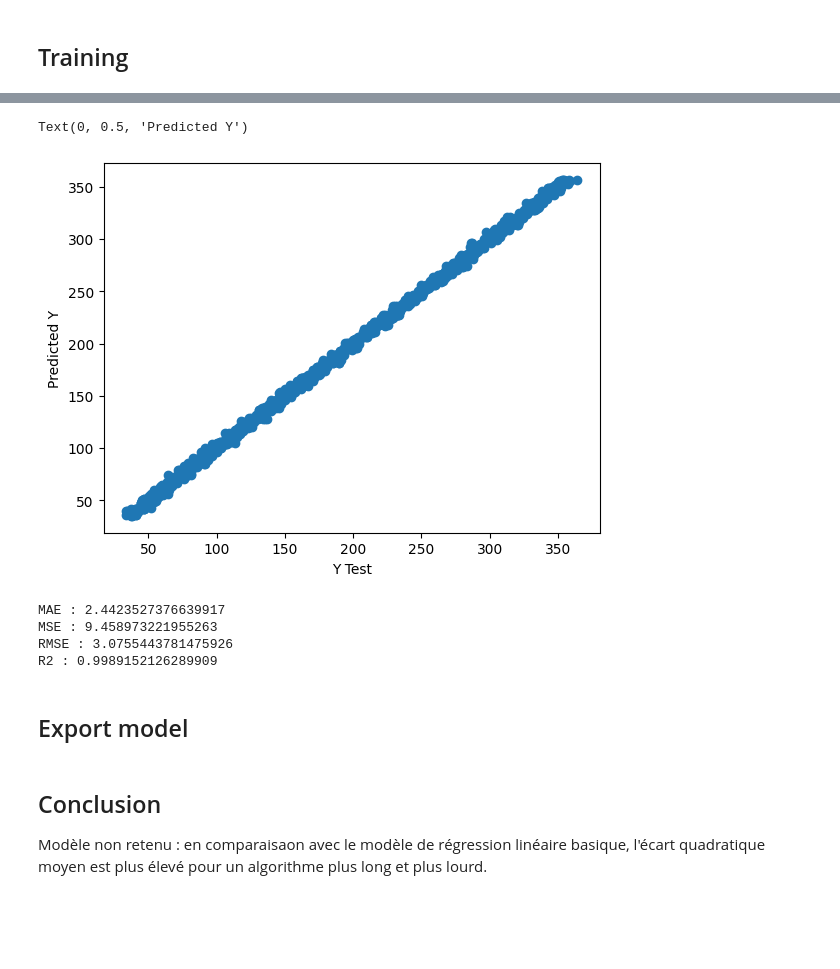
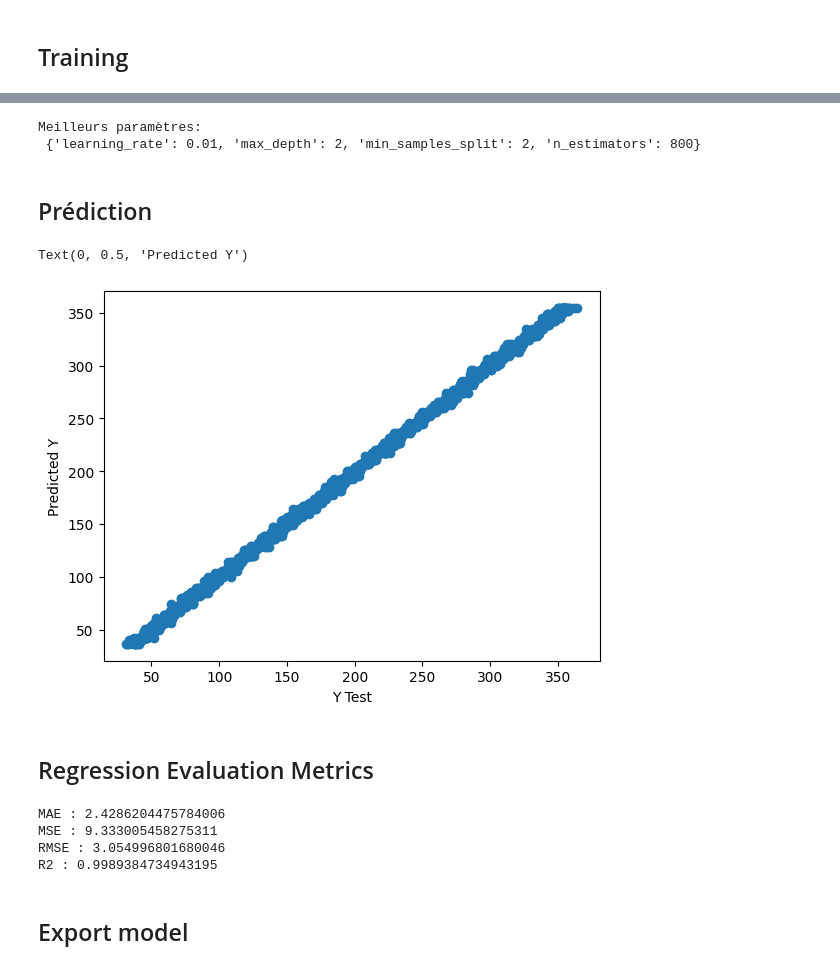
Before and after one commit to weDeZed/DataScienceProjectSujet3, a Jupyter notebook: ml_models/training/gradient_boosting.ipynb, the cells around one changed output, grey strips where cells are left out. Drawn from its saved outputs; the diff is of its cells as text; code cells hidden in the pictures; blank space fills up the shorter version.

```diff
--- a/ml_models/training/gradient_boosting.ipynb
+++ b/ml_models/training/gradient_boosting.ipynb
@@ -18,14 +19,5 @@ df = pd.read_csv("../../dataSet/marketing_and_sales_clean.csv")
 ## Splitting the dataset into the Training set and Test set
 # %%
 X = df[["TV", "Radio", "Influencer", "Social Media"]].values
-y = df[["Sales"]].values
-X_train, X_test, y_train, y_test = train_test_split(X, y, test_size = 0.25, random_state = 0)
-
-params = {
-    "n_estimators": 1100, # Nombre d'arbres (Aucun progrès observé au dessus de 1100)
-    "max_depth": 4, # Profondeur max de chaque arbre
-    "learning_rate": 0.01, # eta : vitesse d'apprentissage à chaque itération
-    "loss": "squared_error",
-}
-# + le nombre d'estimators est élevé,
-# - le learning rate doit être haut sinon l'algorithme est trop lent + risque d'overfitting
+y = df["Sales"].values
+X_train, X_test, y_train, y_test = train_test_split(X, y, test_size=0.33, random_state=0)
@@ -32,6 +26,19 @@ params = {
 # %% [markdown]
 ## Training
 # %%
-reg = ensemble.GradientBoostingRegressor(**params)
+param_grid = {
+    'n_estimators': [500, 800, 1100],
+    'max_depth': [2, 3, 4],
+    'learning_rate': [0.01, 0.05, 0.1],
+    'min_samples_split': [2, 5],
+}
+
+reg = GridSearchCV(
+    GradientBoostingRegressor(loss='squared_error'),
+    param_grid=param_grid,
+    cv=5,
+    scoring='neg_mean_squared_error',
+    n_jobs=-1
+)
 reg.fit(X_train, y_train)
 # %% [output]
@@ -40,0 +58,6 @@ predictions = reg.predict(X_test)
+# %%
+print('Meilleurs paramètres: \n', reg.best_params_)
+best_rf = reg.best_estimator_
+# %% [output]
+Meilleurs paramètres:
+ {'learning_rate': 0.01, 'max_depth': 2, 'min_samples_split': 2, 'n_estimators': 800}
@@ -41,21 +66,28 @@ predictions = reg.predict(X_test)
+# %% [markdown]
+## Prédiction
 # %%
+predictions = best_rf.predict(X_test)
 plt.scatter(y_test,predictions)
 plt.xlabel('Y Test')
 plt.ylabel('Predicted Y')
 # %% [output]
 Text(0, 0.5, 'Predicted Y')
-[figure, old version]
+[figure, new version]
+# %% [markdown]
+## Regression Evaluation Metrics
 # %%
 MAE = metrics.mean_absolute_error(y_test, predictions)
 MSE = metrics.mean_squared_error(y_test, predictions)
 RMSE = metrics.root_mean_squared_error(y_test, predictions)
 R2 = metrics.r2_score(y_test, predictions)
 print(f"MAE : {MAE}\nMSE : {MSE}\nRMSE : {RMSE}\nR2 : {R2}\n")
+with open('../saved_models/gradient_boosting/metrics.json', 'w') as f:
+    f.write(json.dump({MAE, MSE, RMSE, R2}))
 # %% [output]
-MAE : 2.4423527376639917
-MSE : 9.458973221955263
-RMSE : 3.0755443781475926
-R2 : 0.9989152126289909
+MAE : 2.4286204475784006
+MSE : 9.333005458275311
+RMSE : 3.054996801680046
+R2 : 0.9989384734943195
 # %% [markdown]
 ## Export model
 # %%
@@ -67,3 +97,0 @@ with open('../saved_models/gradient_boosting/model.pkl','wb') as f:
-# %% [markdown]
-## Conclusion
-Modèle non retenu : en comparaisaon avec le modèle de régression linéaire basique, l'écart quadratique moyen est plus élevé pour un algorithme plus long et plus lourd.
```
Also changed, not shown: parts of 7 cells of this notebook, 6 other files.
